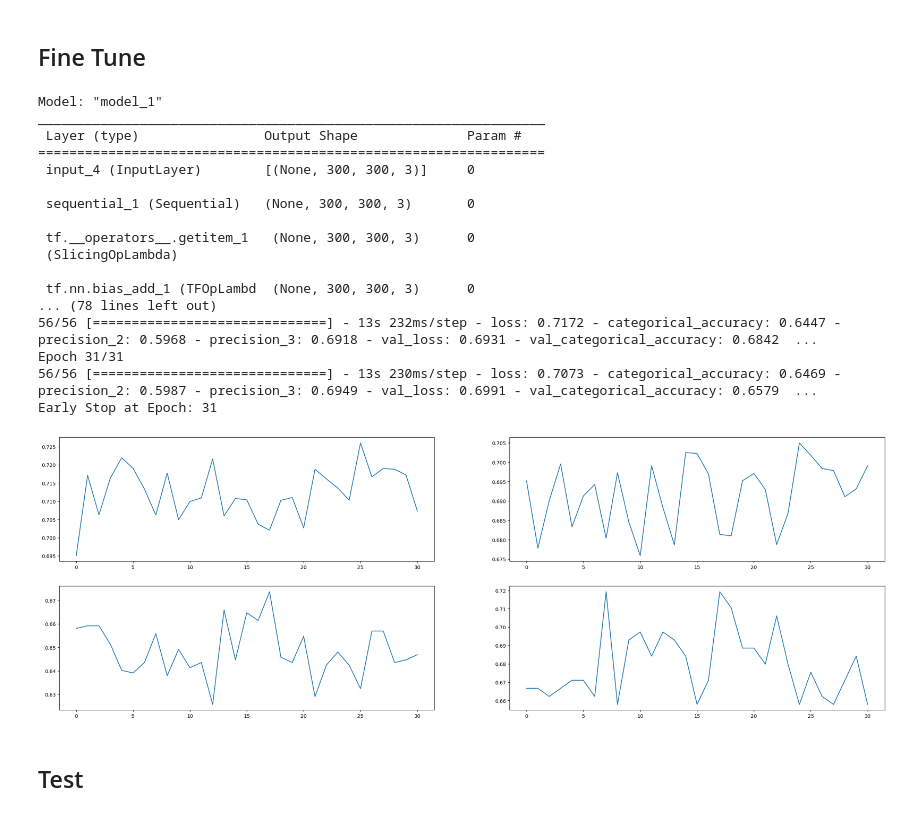
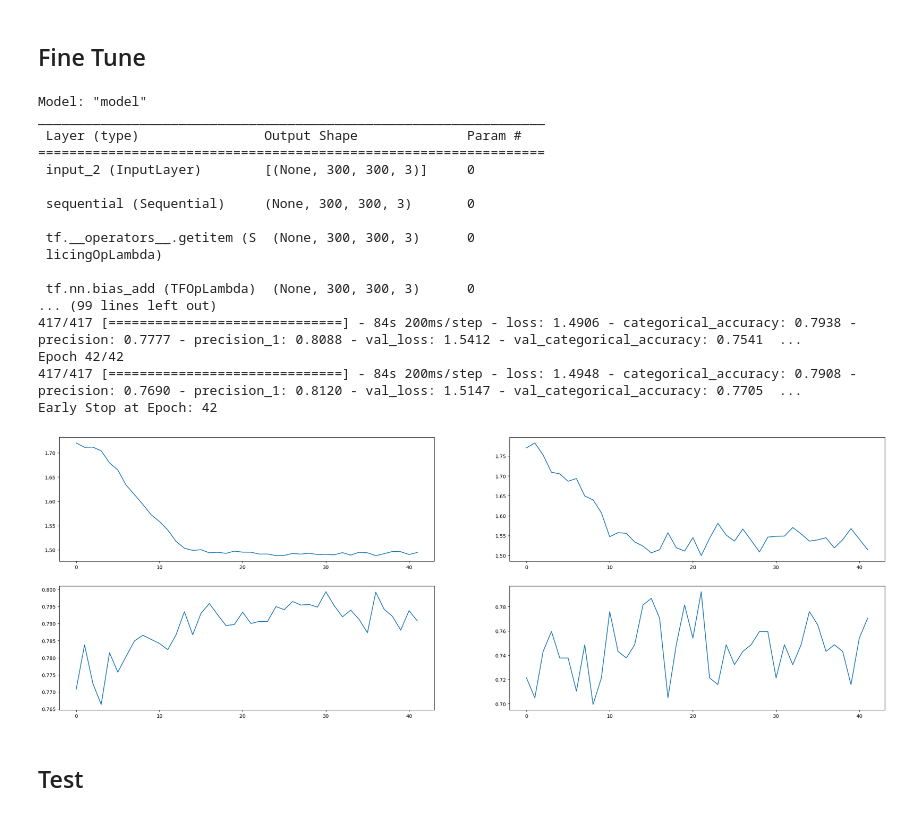
Before and after one commit to ChoyJJ/FYP_B, a Jupyter notebook: Training Models/CBIS_DDSM_all_model_training.ipynb, the cells around one changed output. Drawn from its saved outputs; the diff is of its cells as text; code cells hidden in the pictures.

```diff
--- a/Training Models/CBIS_DDSM_all_model_training.ipynb
+++ b/Training Models/CBIS_DDSM_all_model_training.ipynb
@@ -29,6 +11,6 @@ Your kernel may have been built without NUMA support.
 # %%
 # full_img_path = '/mnt/d/Datasets/CBIS_DDSM/full/'
-roi_img_path = '/mnt/d/CBIS-DDSM/new_ROI/resize_with_padding//'
+roi_img_path = '/mnt/d/CBIS-DDSM/new_ROI/resize_with_padding/'
 img_height = 300
 img_width = 300
 batch_size = 16
@@ -299,44 +298,45 @@ Epoch 20/20
 # %% [markdown]
 ## Fine Tune
 # %%
+tf.keras.backend.clear_session()
 model, resnet_fine_tune_history = Model_Training.main(
     'resnet50',
     train,
     val,
-    epochs=300,
-    patience=5,
+    epochs=100,
+    patience=2,
     Earlystop=20,
     augmentation = True,
     trainable_layers = 22,
-    regulariser=tf.keras.regularizers.l2(0.1),
+    regulariser=tf.keras.regularizers.l2(l2=0.1),
     train_log= train_log+'Fine_Tune.csv',
     load_weights = weights+'Dense/best_model',
     save_weights = weights+'Fine_Tune/best_model',
-    learning_rate=1e-5,
+    learning_rate=1e-4,init_lr=1e-6,
     optimiser=tf.keras.optimizers.legacy.SGD(),
     losses = tf.keras.losses.CategoricalCrossentropy(),
     metrics = [tf.keras.metrics.CategoricalAccuracy(),tf.keras.metrics.Precision(class_id=0),tf.keras.metrics.Precision(class_id=1)],
     callbacks = [PrintLR()],
-    img_height=300,img_width=300)
+    img_height=img_height,img_width=img_width)
 # %% [output]
-Model: "model_1"
+Model: "model"
 _________________________________________________________________
  Layer (type)                Output Shape              Param #
 =================================================================
- input_4 (InputLayer)        [(None, 300, 300, 3)]     0
+ input_2 (InputLayer)        [(None, 300, 300, 3)]     0
 
- sequential_1 (Sequential)   (None, 300, 300, 3)       0
+ sequential (Sequential)     (None, 300, 300, 3)       0
 
- tf.__operators__.getitem_1   (None, 300, 300, 3)      0
- (SlicingOpLambda)
+ tf.__operators__.getitem (S  (None, 300, 300, 3)      0
+ licingOpLambda)
 
- tf.nn.bias_add_1 (TFOpLambd  (None, 300, 300, 3)      0
-... (78 lines left out)
-56/56 [==============================] - 13s 232ms/step - loss: 0.7172 - categorical_accuracy: 0.6447 - precision_2: 0.5968 - precision_3: 0.6918 - val_loss: 0.6931 - val_categorical_accuracy: 0.6842  ...
-Epoch 31/31
-56/56 [==============================] - 13s 230ms/step - loss: 0.7073 - categorical_accuracy: 0.6469 - precision_2: 0.5987 - precision_3: 0.6949 - val_loss: 0.6991 - val_categorical_accuracy: 0.6579  ...
-Early Stop at Epoch: 31
+ tf.nn.bias_add (TFOpLambda)  (None, 300, 300, 3)      0
+... (99 lines left out)
+417/417 [==============================] - 84s 200ms/step - loss: 1.4906 - categorical_accuracy: 0.7938 - precision: 0.7777 - precision_1: 0.8088 - val_loss: 1.5412 - val_categorical_accuracy: 0.7541  ...
+Epoch 42/42
+417/417 [==============================] - 84s 200ms/step - loss: 1.4948 - categorical_accuracy: 0.7908 - precision: 0.7690 - precision_1: 0.8120 - val_loss: 1.5147 - val_categorical_accuracy: 0.7705  ...
+Early Stop at Epoch: 42
-[figure, old version]
+[figure, new version]
 # %% [markdown]
 ## Test
 # %%
```
Also changed, not shown: parts of 23 cells of this notebook, 1 other file.
